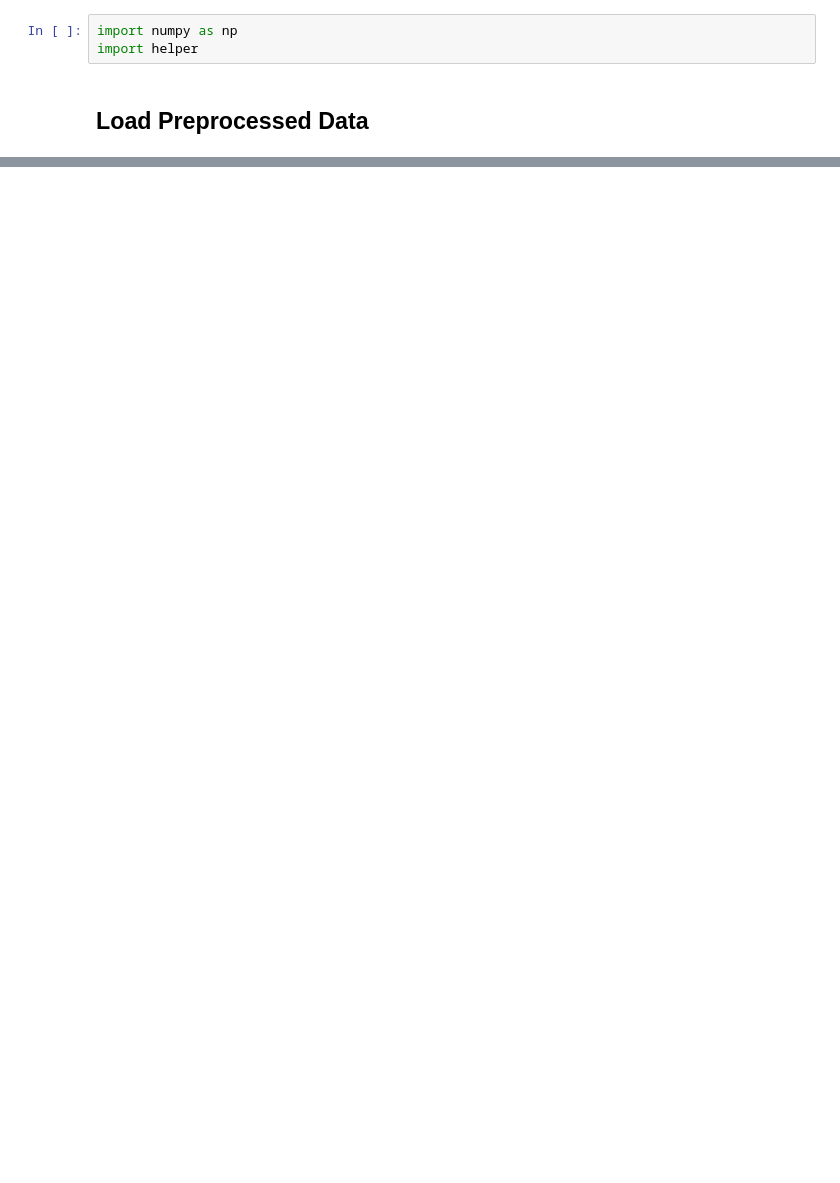
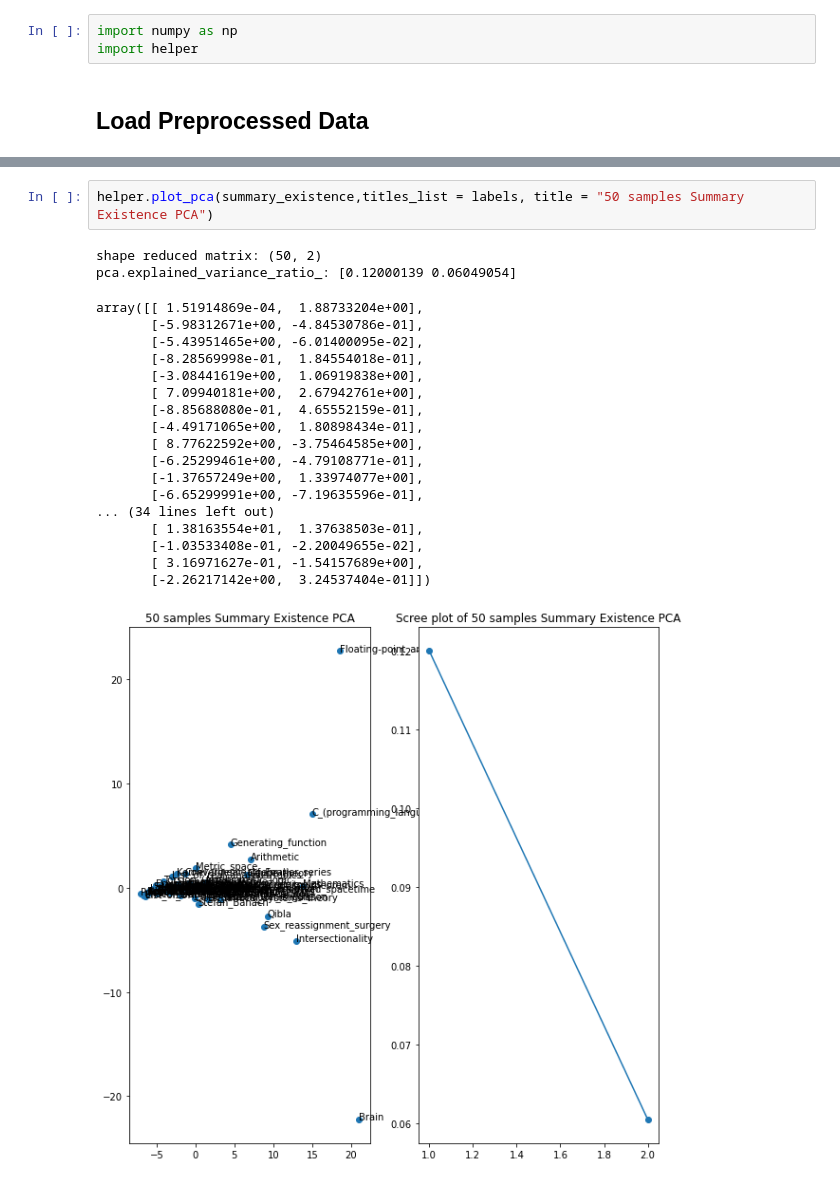
Before and after one commit to yufei118liu/ML-project-new-start, a Jupyter notebook: src/model/model_yao.ipynb, the cells around one changed output, grey strips where cells are left out. Cells and saved outputs as stored; diff of their text form; blank space fills up the shorter version.

```diff
--- a/src/model/model_yao.ipynb
+++ b/src/model/model_yao.ipynb
@@ -18,0 +61,23 @@ KeyError: 'text_existence is not a file in the archive'
+# %%
+helper.plot_pca(summary_existence,titles_list = labels, title = "50 samples Summary Existence PCA")
+# %% [output]
+shape reduced matrix: (50, 2)
+pca.explained_variance_ratio_: [0.12000139 0.06049054]
+array([[ 1.51914869e-04,  1.88733204e+00],
+       [-5.98312671e+00, -4.84530786e-01],
+       [-5.43951465e+00, -6.01400095e-02],
+       [-8.28569998e-01,  1.84554018e-01],
+       [-3.08441619e+00,  1.06919838e+00],
+       [ 7.09940181e+00,  2.67942761e+00],
+       [-8.85688080e-01,  4.65552159e-01],
+       [-4.49171065e+00,  1.80898434e-01],
+       [ 8.77622592e+00, -3.75464585e+00],
+       [-6.25299461e+00, -4.79108771e-01],
+       [-1.37657249e+00,  1.33974077e+00],
+       [-6.65299991e+00, -7.19635596e-01],
+... (34 lines left out)
+       [ 1.38163554e+01,  1.37638503e-01],
+       [-1.03533408e-01, -2.20049655e-02],
+       [ 3.16971627e-01, -1.54157689e+00],
+       [-2.26217142e+00,  3.24537404e-01]])
+[figure, added]
```
Also changed, not shown: parts of 9 cells of this notebook, 6 other files.
